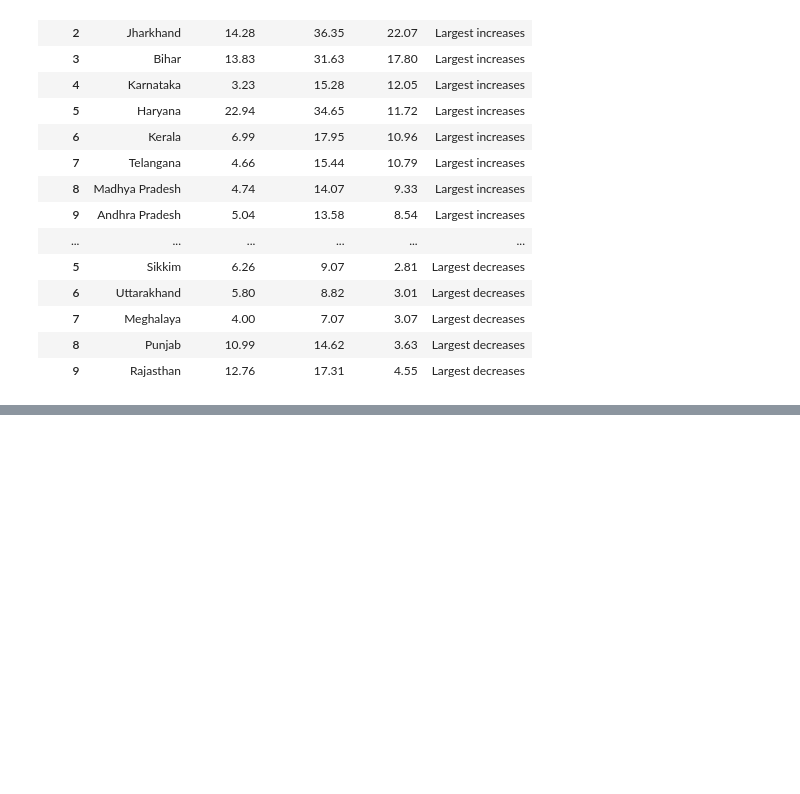
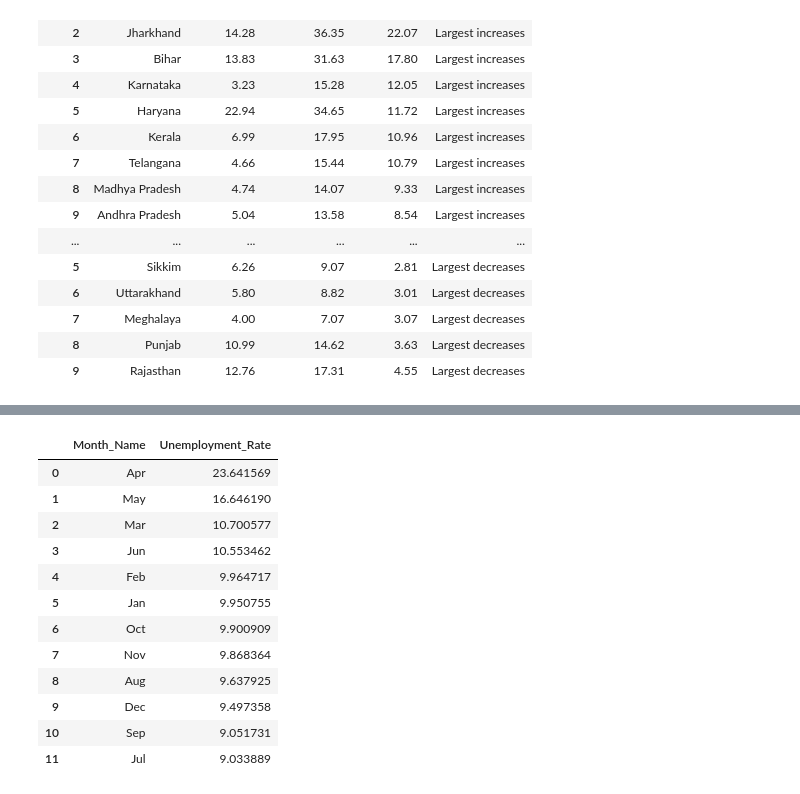
Before and after one commit to Tiledcoper/EXPS_UnemploymentAnalysis, a Jupyter notebook: Unemployme.ipynb, the cells around one changed output, grey strips where cells are left out. Drawn from its saved outputs; the diff is of its cells as text; code cells hidden in the pictures; blank space fills up the shorter version.

```diff
--- a/Unemployme.ipynb
+++ b/Unemployme.ipynb
@@ -857,0 +552,23 @@ The central analytical message is that **unemployment is time-varying and region
+# %%
+monthly_pattern = (
+    df.groupby("Month_Name")["Unemployment_Rate"]
+      .mean()
+      .sort_values(ascending=False)
+      .reset_index()
+)
+
+monthly_pattern
+# %% [output]
+|  | Month_Name | Unemployment_Rate |
+| 0 | Apr | 23.641569 |
+| 1 | May | 16.646190 |
+| 2 | Mar | 10.700577 |
+| 3 | Jun | 10.553462 |
+| 4 | Feb | 9.964717 |
+| 5 | Jan | 9.950755 |
+| 6 | Oct | 9.900909 |
+| 7 | Nov | 9.868364 |
+| 8 | Aug | 9.637925 |
+| 9 | Dec | 9.497358 |
+| 10 | Sep | 9.051731 |
+| 11 | Jul | 9.033889 |
```
Also changed, not shown: parts of 78 cells of this notebook, 4 other files.
